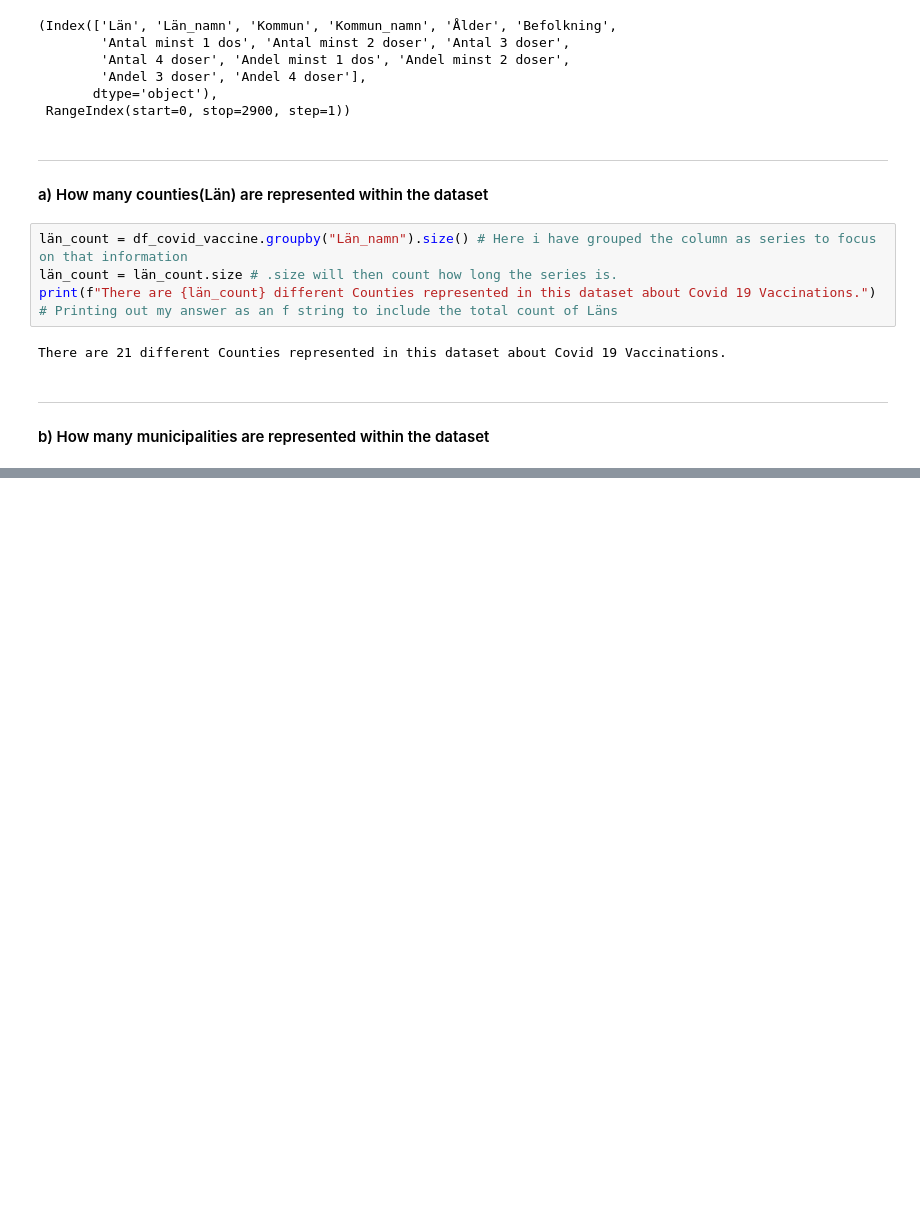
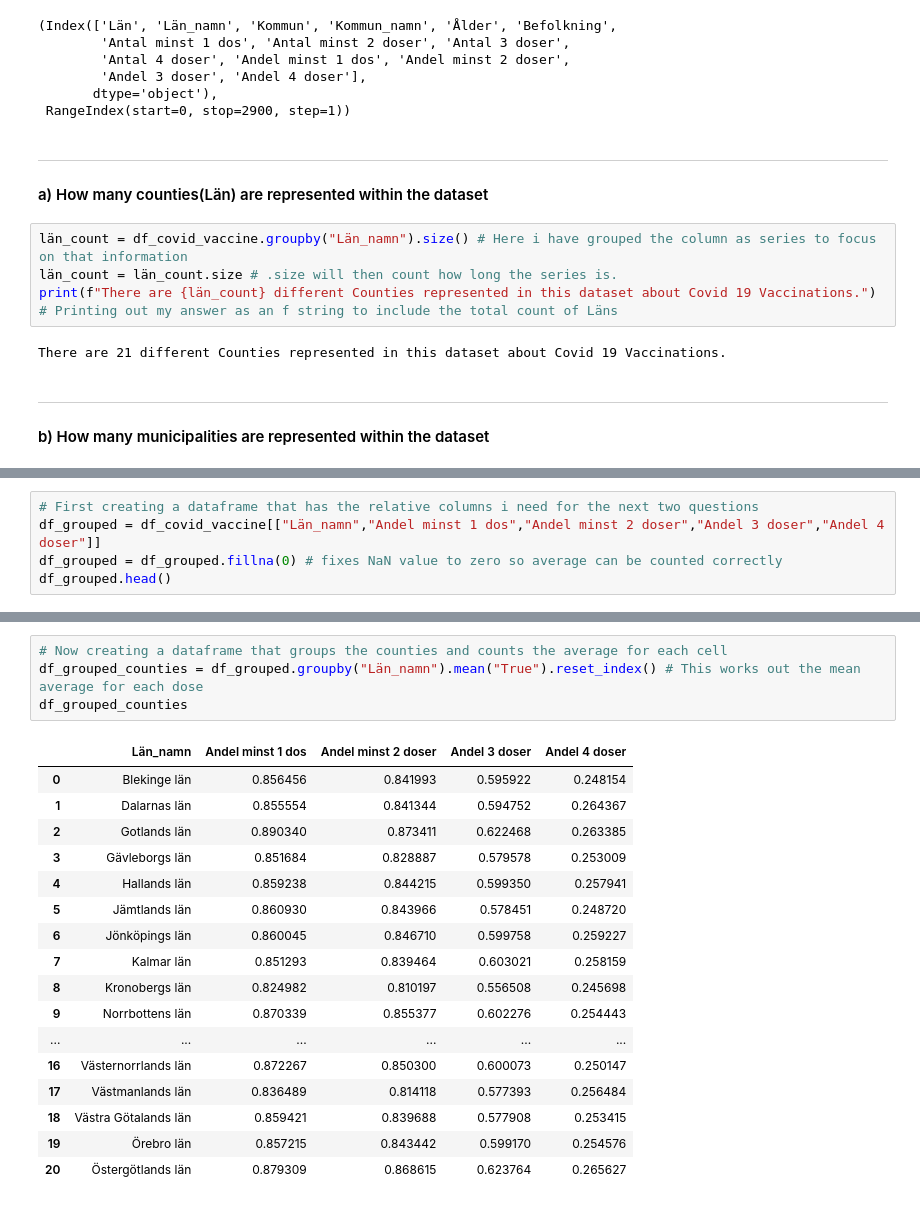
Before and after one commit to SCGlass/Data-Processing-Sam-Glass, a Jupyter notebook: Lab_Covid/Lab_exercise_2.ipynb, the cells around one changed output, grey strips where cells are left out. Saved outputs shown, nothing was run; the diff lists cells and outputs as text; blank space fills up the shorter version.

```diff
--- a/Lab_Covid/Lab_exercise_2.ipynb
+++ b/Lab_Covid/Lab_exercise_2.ipynb
@@ -67,0 +151,5 @@ There are 290 different Counties in this dataset about Covid 19 Vaccinations
+# %%
+# First creating a dataframe that has the relative columns i need for the next two questions
+df_grouped = df_covid_vaccine[["Län_namn","Andel minst 1 dos","Andel minst 2 doser","Andel 3 doser","Andel 4 doser"]]
+df_grouped = df_grouped.fillna(0) # fixes NaN value to zero so average can be counted correctly
+df_grouped.head()
@@ -67,0 +163,22 @@ There are 290 different Counties in this dataset about Covid 19 Vaccinations
+# %%
+# Now creating a dataframe that groups the counties and counts the average for each cell
+df_grouped_counties = df_grouped.groupby("Län_namn").mean("True").reset_index() # This works out the mean average for each dose
+df_grouped_counties
+# %% [output]
+|  | Län_namn | Andel minst 1 dos | Andel minst 2 doser | Andel 3 doser | Andel 4 doser |
+| 0 | Blekinge län | 0.856456 | 0.841993 | 0.595922 | 0.248154 |
+| 1 | Dalarnas län | 0.855554 | 0.841344 | 0.594752 | 0.264367 |
+| 2 | Gotlands län | 0.890340 | 0.873411 | 0.622468 | 0.263385 |
+| 3 | Gävleborgs län | 0.851684 | 0.828887 | 0.579578 | 0.253009 |
+| 4 | Hallands län | 0.859238 | 0.844215 | 0.599350 | 0.257941 |
+| 5 | Jämtlands län | 0.860930 | 0.843966 | 0.578451 | 0.248720 |
+| 6 | Jönköpings län | 0.860045 | 0.846710 | 0.599758 | 0.259227 |
+| 7 | Kalmar län | 0.851293 | 0.839464 | 0.603021 | 0.258159 |
+| 8 | Kronobergs län | 0.824982 | 0.810197 | 0.556508 | 0.245698 |
+| 9 | Norrbottens län | 0.870339 | 0.855377 | 0.602276 | 0.254443 |
+| ... | ... | ... | ... | ... | ... |
+| 16 | Västernorrlands län | 0.872267 | 0.850300 | 0.600073 | 0.250147 |
+| 17 | Västmanlands län | 0.836489 | 0.814118 | 0.577393 | 0.256484 |
+| 18 | Västra Götalands län | 0.859421 | 0.839688 | 0.577908 | 0.253415 |
+| 19 | Örebro län | 0.857215 | 0.843442 | 0.599170 | 0.254576 |
+| 20 | Östergötlands län | 0.879309 | 0.868615 | 0.623764 | 0.265627 |
```
Also changed, not shown: parts of 15 cells of this notebook, 3 other files.
